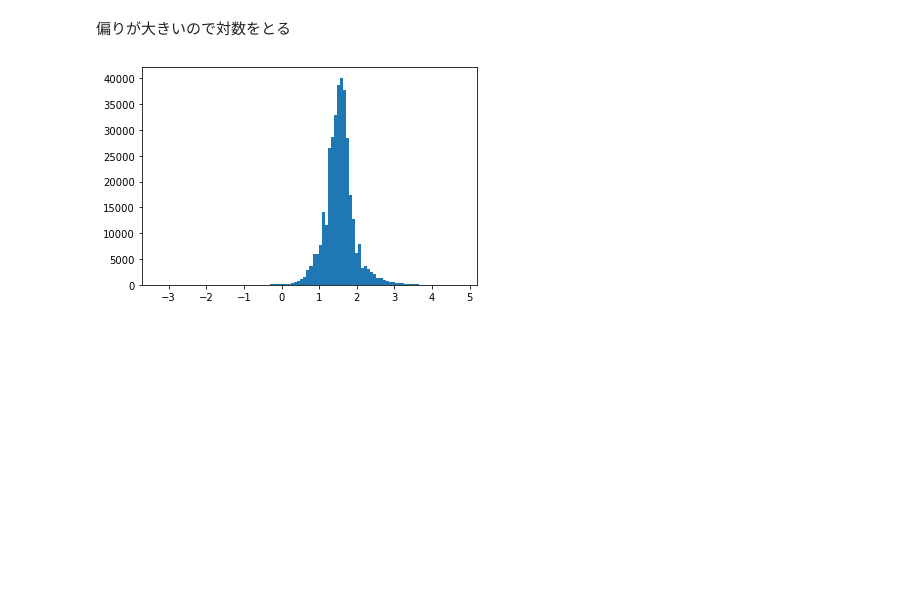
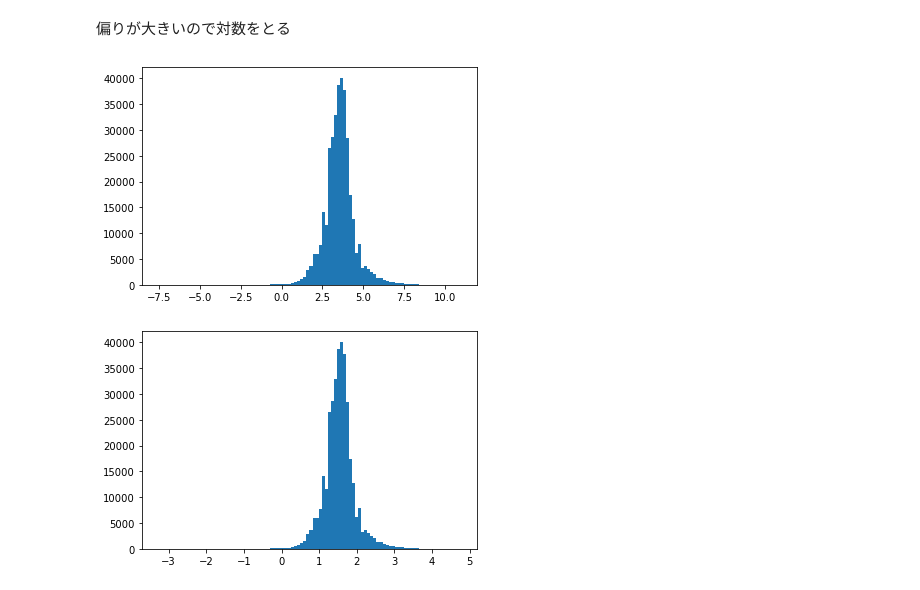
Before and after one commit to ga10is/bayes, a Jupyter notebook: notebook/probability_programing_2.ipynb, the cells around one changed output. Saved outputs shown, nothing was run; the diff lists cells and outputs as text; code cells hidden in the pictures; blank space fills up the shorter version.

```diff
--- a/notebook/probability_programing_2.ipynb
+++ b/notebook/probability_programing_2.ipynb
@@ -76,6 +76,11 @@ plt.hist(df_train.loc[df_train['y']<500, 'y'], bins=100);
 [figure]
 # %% [markdown]
 偏りが大きいので対数をとる
+# %%
+# natural logarithm
+plt.hist(np.log(df_train['y']), bins=100);
+# %% [output]
+[figure, added]
 # %%
 plt.hist(np.log10(df_train['y']), bins=100);
 # %% [output]
```
Also changed, not shown: parts of 4 cells of this notebook.
